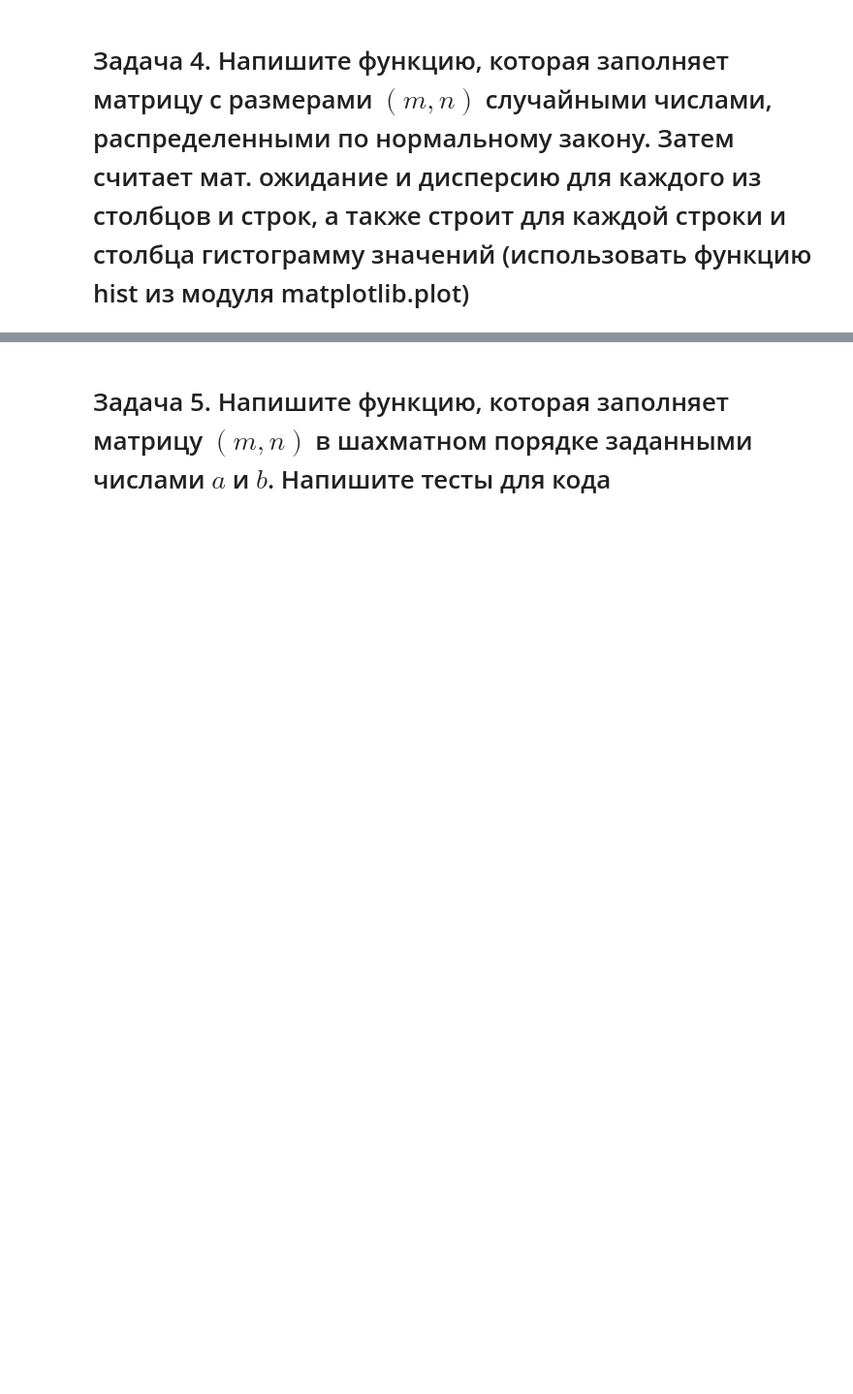
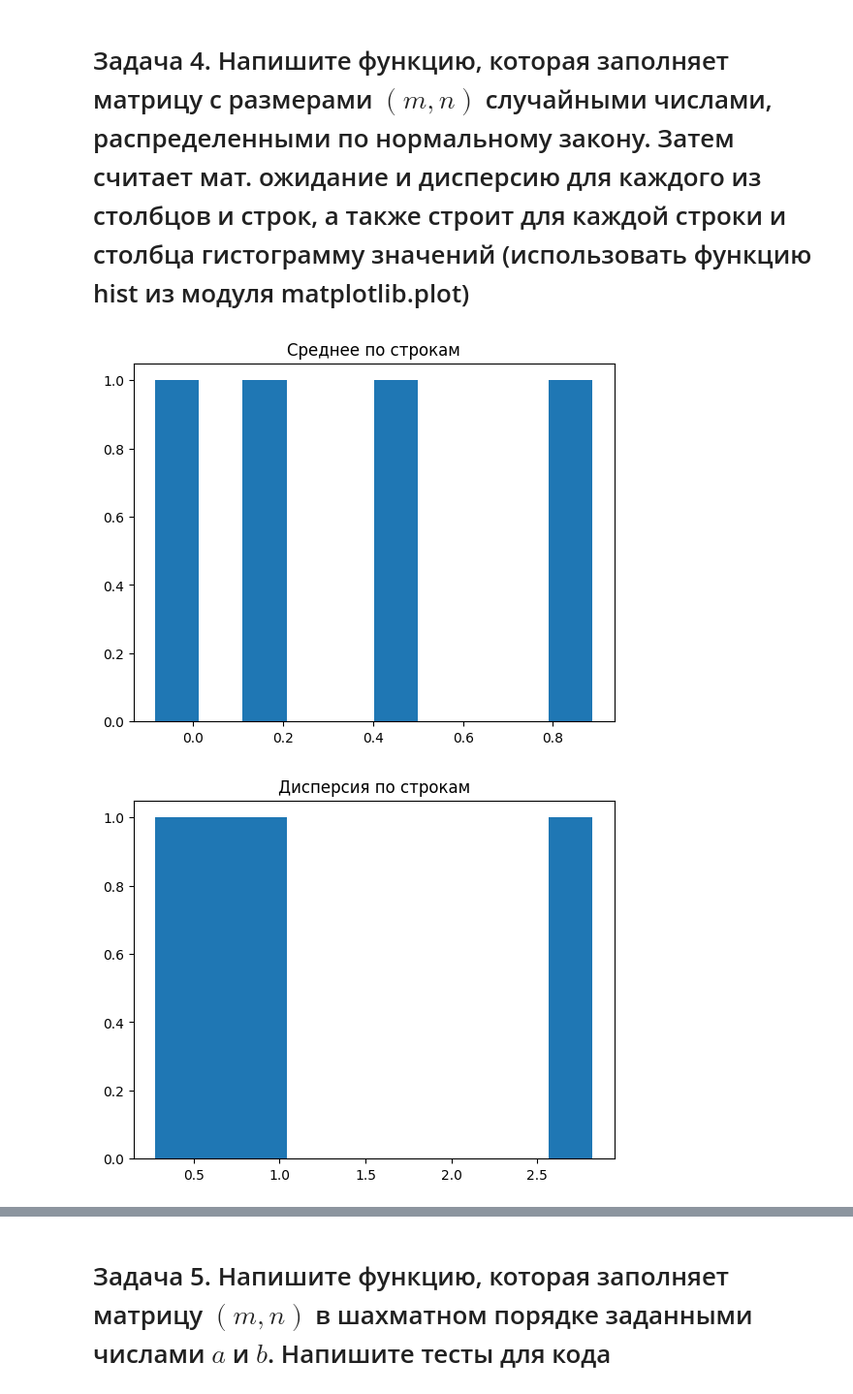
Before and after one commit to dmeteo/mlurfu, a Jupyter notebook: lab1/numpy.ipynb, the cells around one changed output, grey strips where cells are left out. Shown at 97% size. Saved outputs shown, nothing was run; the diff lists cells and outputs as text; code cells hidden in the pictures; blank space fills up the shorter version.

```diff
--- a/lab1/numpy.ipynb
+++ b/lab1/numpy.ipynb
@@ -36,0 +113,29 @@ def unique_columns(mat):
+# %%
+def rand_normal(m,n):
+    mtx = np.random.normal(size=(m, n))
+    out_mean_row = [np.mean(row) for row in mtx]
+    out_var_row = [np.var(row) for row in mtx]
+
+    out_mean_col = [np.mean(col) for col in mtx.T]
+    out_var_col = [np.var(col) for col in mtx.T]
+
+    return [out_mean_row, out_var_row, out_mean_col, out_var_col]
+
+
+def create_gist(array, title):
+    plt.figure()
+    plt.hist(array)
+    plt.title(title)
+    plt.show()
+
+def task(m, n):
+    titles = ["Среднее по строкам", "Дисперсия по строкам",
+          "Среднее по столбцам", "Дисперсия по столбцам"]
+    stats = rand_normal(m, n)
+    for array, title in zip(stats, titles):
+        create_gist(array, title)
+
+task(4,4)
+# %% [output]
+[figure, added]
+[figure, added]
```
Also changed, not shown: parts of 17 cells of this notebook, 1 other file.
